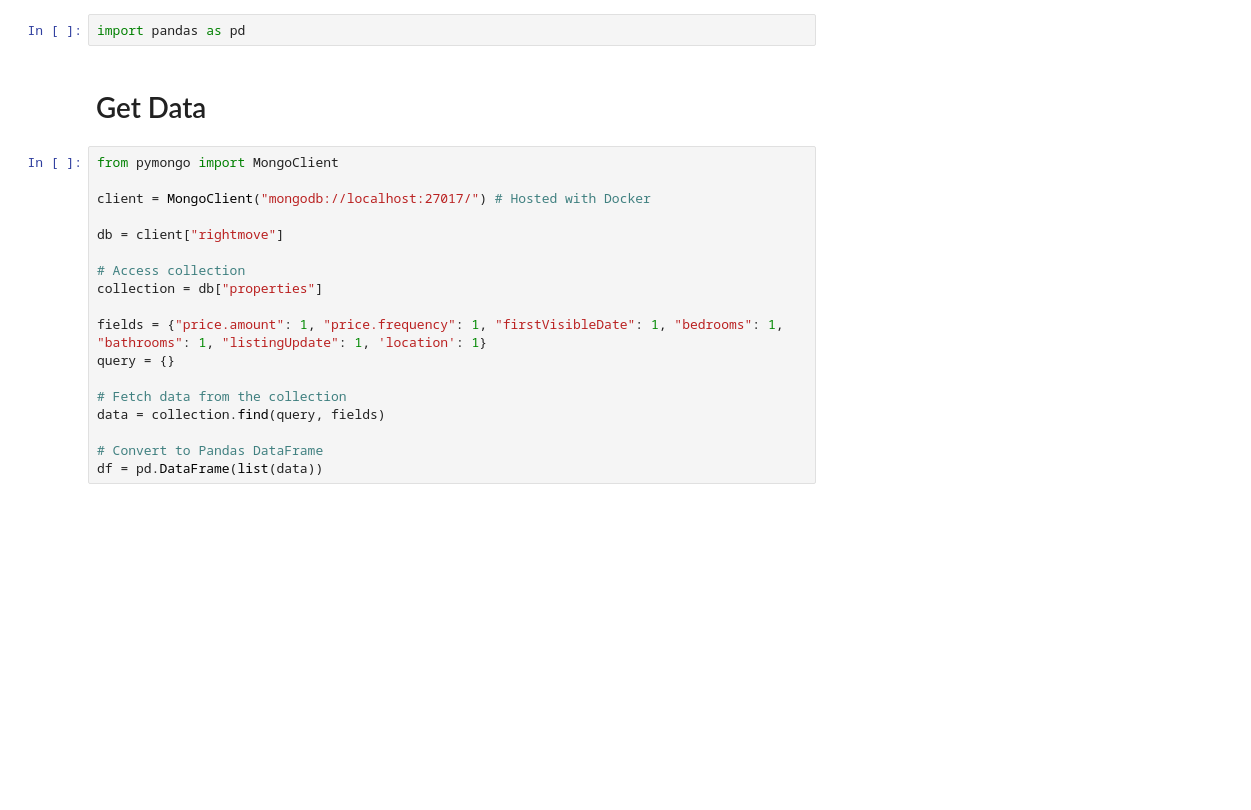
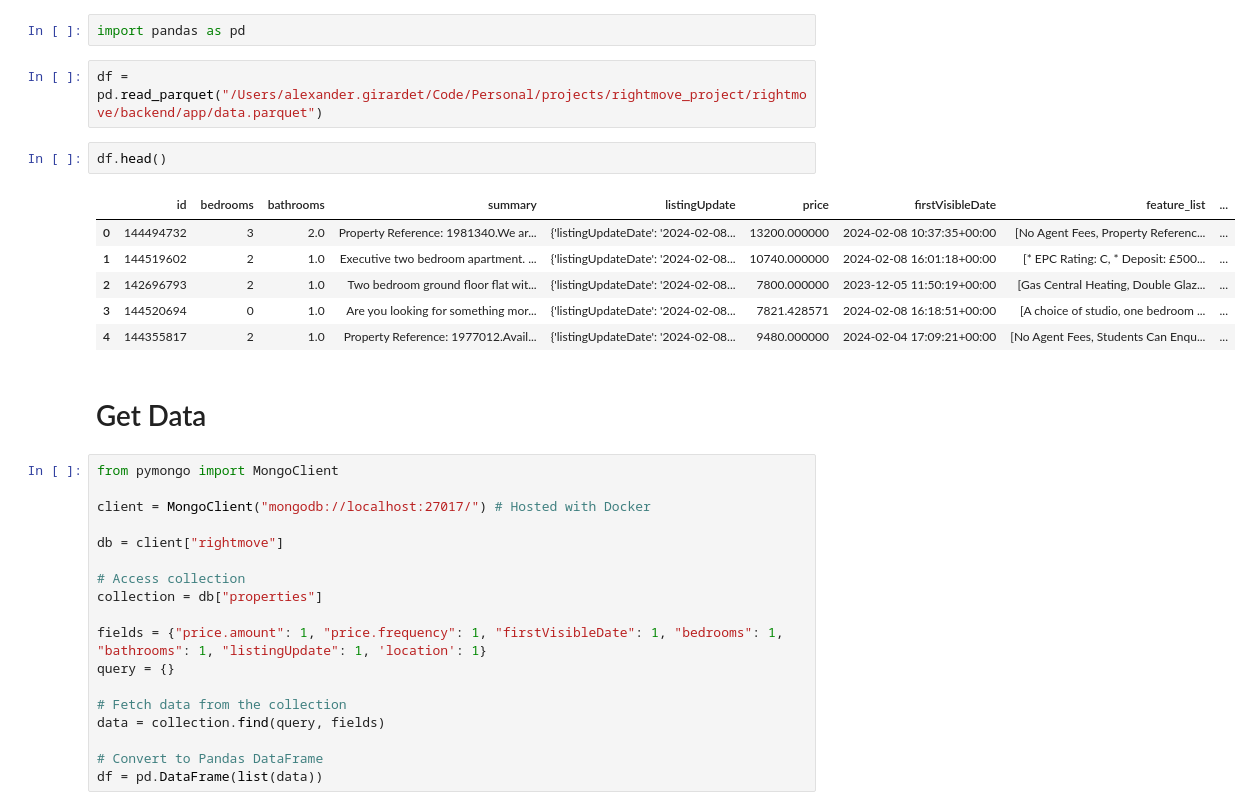
Before and after one commit to alexandergirardet/london_rightmove, a Jupyter notebook: notebooks/serving/visualizations.ipynb, the cells around one changed output. Cells and saved outputs as stored; diff of their text form; blank space fills up the shorter version.

```diff
--- a/notebooks/serving/visualizations.ipynb
+++ b/notebooks/serving/visualizations.ipynb
@@ -1,5 +1,16 @@
 # %%
 import pandas as pd
+# %%
+df = pd.read_parquet("/Users/alexander.girardet/Code/Personal/projects/rightmove_project/rightmove/backend/app/data.parquet")
+# %%
+df.head()
+# %% [output]
+|  | id | bedrooms | bathrooms | summary | listingUpdate | price | firstVisibleDate | feature_list | ... |
+| 0 | 144494732 | 3 | 2.0 | Property Reference: 1981340.We ar... | {'listingUpdateDate': '2024-02-08... | 13200.000000 | 2024-02-08 10:37:35+00:00 | [No Agent Fees, Property Referenc... | ... |
+| 1 | 144519602 | 2 | 1.0 | Executive two bedroom apartment. ... | {'listingUpdateDate': '2024-02-08... | 10740.000000 | 2024-02-08 16:01:18+00:00 | [* EPC Rating: C, * Deposit: £500... | ... |
+| 2 | 142696793 | 2 | 1.0 | Two bedroom ground floor flat wit... | {'listingUpdateDate': '2024-02-08... | 7800.000000 | 2023-12-05 11:50:19+00:00 | [Gas Central Heating, Double Glaz... | ... |
+| 3 | 144520694 | 0 | 1.0 | Are you looking for something mor... | {'listingUpdateDate': '2024-02-08... | 7821.428571 | 2024-02-08 16:18:51+00:00 | [A choice of studio, one bedroom ... | ... |
+| 4 | 144355817 | 2 | 1.0 | Property Reference: 1977012.Avail... | {'listingUpdateDate': '2024-02-08... | 9480.000000 | 2024-02-04 17:09:21+00:00 | [No Agent Fees, Students Can Enqu... | ... |
 # %% [markdown]
 # Get Data
 # %%
```
Also changed, not shown: 50 other files.
